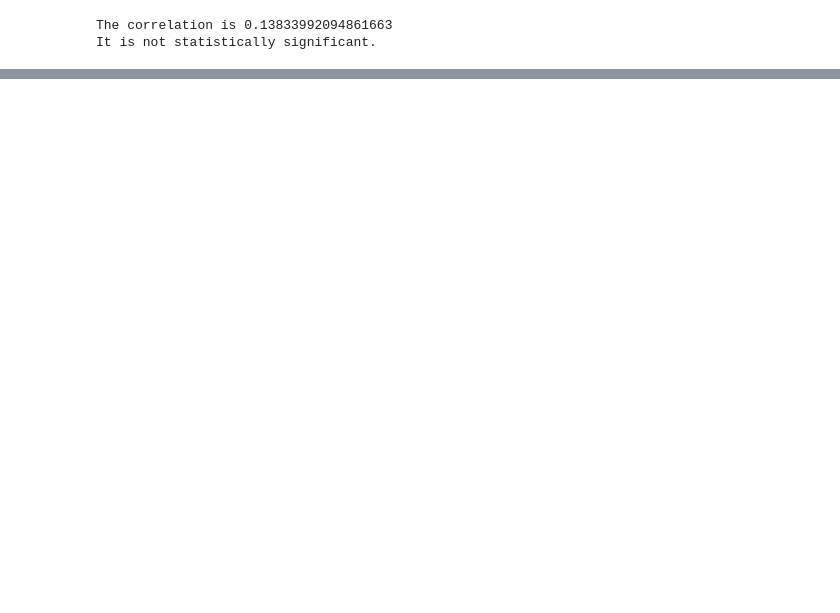
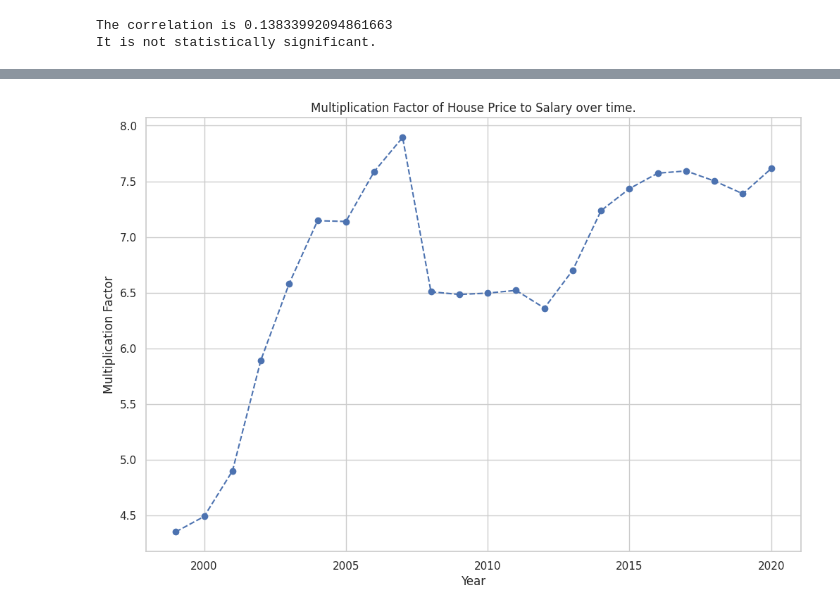
Before and after one commit to benwalkerdata/HousePriceSalaryAnalysis, a Jupyter notebook: house_price_salary_analysis.ipynb, the cells around one changed output, grey strips where cells are left out. Saved outputs shown, nothing was run; the diff lists cells and outputs as text; code cells hidden in the pictures; blank space fills up the shorter version.

```diff
--- a/house_price_salary_analysis.ipynb
+++ b/house_price_salary_analysis.ipynb
@@ -257,0 +252,11 @@ df_income_grouped.head()
+# %%
+#Plot to show multiplication factor over time
+plt.figure(figsize=(12, 8))
+plt.plot(df_house_filtered['Year'], df_house_filtered['multi_factor'], marker='o', linestyle='dashed')
+plt.xlabel('Year')
+plt.ylabel('Multiplication Factor')
+plt.title('Multiplication Factor of House Price to Salary over time.')
+
+plt.show()
+# %% [output]
+[figure, added]
```
Also changed, not shown: parts of 25 cells of this notebook.
